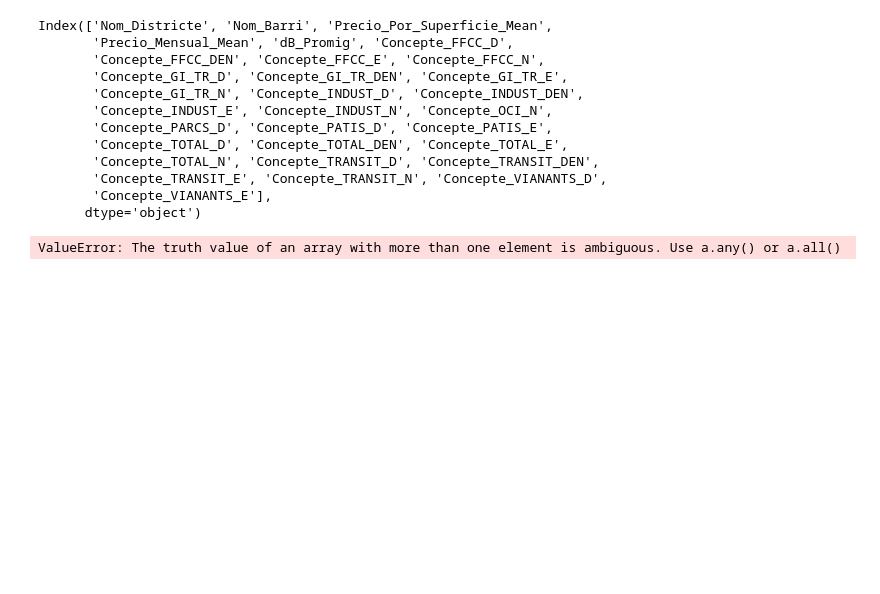
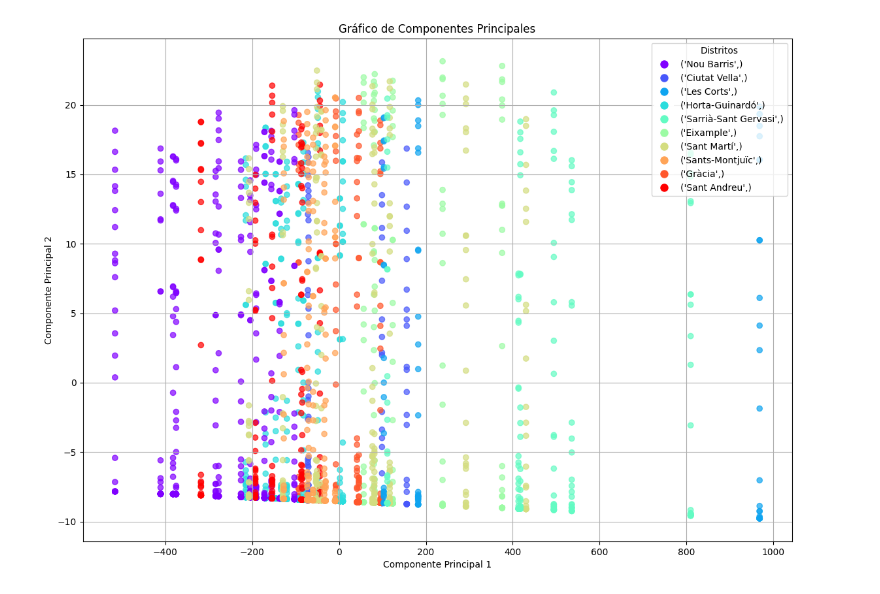
Before and after one commit to pol-serra/jump2digital, a Jupyter notebook: notebook.ipynb, the cells around one changed output. Cells and saved outputs as stored; diff of their text form; code cells hidden in the pictures; blank space fills up the shorter version.

Commit message:
final_notebook

```diff
--- a/notebook.ipynb
+++ b/notebook.ipynb
@@ -78,73 +94,41 @@ X = dum.drop(['Nom_Districte', 'Nom_Barri'], axis=1)
 # Standarized values
 scaler = StandardScaler()
 X_scaled = scaler.fit_transform(X)
-# %%
-pca = PCA(n_components=2)
-pca_result = pca.fit_transform(X)
-y=[str(nbh) for nbh in dum['Nom_Barri']]
-print(dum.columns)
-concept_cols = ['Concepte_FFCC_D',
-       'Concepte_FFCC_DEN', 'Concepte_FFCC_E', 'Concepte_FFCC_N',
-       'Concepte_GI_TR_D', 'Concepte_GI_TR_DEN', 'Concepte_GI_TR_E',
-       'Concepte_GI_TR_N', 'Concepte_INDUST_D', 'Concepte_INDUST_DEN',
-       'Concepte_INDUST_E', 'Concepte_INDUST_N', 'Concepte_OCI_N',
-       'Concepte_PARCS_D', 'Concepte_PATIS_D', 'Concepte_PATIS_E',
-       'Concepte_TOTAL_D', 'Concepte_TOTAL_DEN', 'Concepte_TOTAL_E',
-       'Concepte_TOTAL_N', 'Concepte_TRANSIT_D', 'Concepte_TRANSIT_DEN',
-       'Concepte_TRANSIT_E', 'Concepte_TRANSIT_N', 'Concepte_VIANANTS_D',
-       'Concepte_VIANANTS_E']
-y_district = [col for col in concept_cols if dum[col].values == 1]
-y_district_info = list(zip(dum['Nom_Districte'], dum['Concepte']))
-
-# Combinar las dos listas para obtener una lista de tuplas
-y_district= [(dist, concept) + (col,) for dist, concept, col in zip(y_district_info, y_district)]
-# %% [output]
-Index(['Nom_Districte', 'Nom_Barri', 'Precio_Por_Superficie_Mean',
-       'Precio_Mensual_Mean', 'dB_Promig', 'Concepte_FFCC_D',
-       'Concepte_FFCC_DEN', 'Concepte_FFCC_E', 'Concepte_FFCC_N',
-       'Concepte_GI_TR_D', 'Concepte_GI_TR_DEN', 'Concepte_GI_TR_E',
-       'Concepte_GI_TR_N', 'Concepte_INDUST_D', 'Concepte_INDUST_DEN',
-       'Concepte_INDUST_E', 'Concepte_INDUST_N', 'Concepte_OCI_N',
-       'Concepte_PARCS_D', 'Concepte_PATIS_D', 'Concepte_PATIS_E',
-       'Concepte_TOTAL_D', 'Concepte_TOTAL_DEN', 'Concepte_TOTAL_E',
-       'Concepte_TOTAL_N', 'Concepte_TRANSIT_D', 'Concepte_TRANSIT_DEN',
-       'Concepte_TRANSIT_E', 'Concepte_TRANSIT_N', 'Concepte_VIANANTS_D',
-       'Concepte_VIANANTS_E'],
-      dtype='object')
-ValueError: The truth value of an array with more than one element is ambiguous. Use a.any() or a.all()
+# %%
+#Apply principal component analysis
+pca = PCA(n_components=2)
+pca_result = pca.fit_transform(X)
+
+y= [(str(distric), concept,str(db)) for distric, concept,db in zip(dum['Nom_Barri'], df['Concepte'],dum['dB_Promig'])]
+y_district= [str(dist)for dist in zip(dum['Nom_Districte'])]
 # %%
-
+#Interactive funcionalities are not working for Jupyter Notebook (addded python script in the repo for interactive plot)
 import matplotlib.pyplot as plt
-import mplcursors  # Importa la biblioteca mplcursors
-
-# Supongamos que tienes un DataFrame con los componentes principales en 'pca_result' y los nombres de los barrios en 'y'
+import mplcursors
 
 
-# Crear un diccionario para asignar colores a cada barrio
 colores = {}
 barrios_unicos = set(y_district)
 colormap = plt.cm.get_cmap('rainbow', len(barrios_unicos))
 for i, barrio in enumerate(barrios_unicos):
     colores[barrio] = colormap(i / len(barrios_unicos))
 
-# Crear un gráfico de dispersión
+
 fig, ax = plt.subplots(figsize=(14, 10))
 
 scatter = ax.scatter(pca_result[:, 0], pca_result[:, 1], c=[colores[barrio] for barrio in y_district], alpha=0.7)
 
-# Agregar información al hacer clic en los puntos
 cursor = mplcursors.cursor(scatter, hover=True)
+cursor.connect("add", lambda sel: sel.annotation.set_text(y[sel.target.index]))
 
-def on_point_hover(sel):
-    index = sel.target.index
-    district_info = y_district[index]
-    sel.annotation.set_text(f"Distrito: {district_info[0]}\nConcepto: {district_info[1]}")
-
-cursor.connect("add", on_point_hover)
+legend_elements = [plt.Line2D([0], [0], marker='o', color='w', label=barrio, markersize=10, markerfacecolor=color) for barrio, color in colores.items()]
+ax.legend(handles=legend_elements, title='Distritos', loc='upper right')
 
 ax.set_xlabel('Componente Principal 1')
 ax.set_ylabel('Componente Principal 2')
 ax.set_title('Gráfico de Componentes Principales')
 ax.grid(True)
 
 plt.show()
+# %% [output]
+[figure, added]
```
Also changed, not shown: parts of 1 cell of this notebook, 1 other file.
